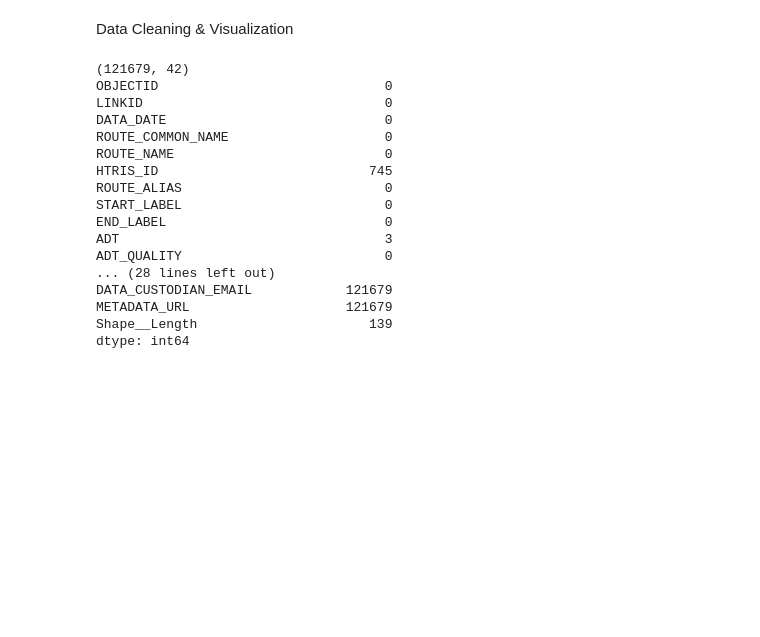
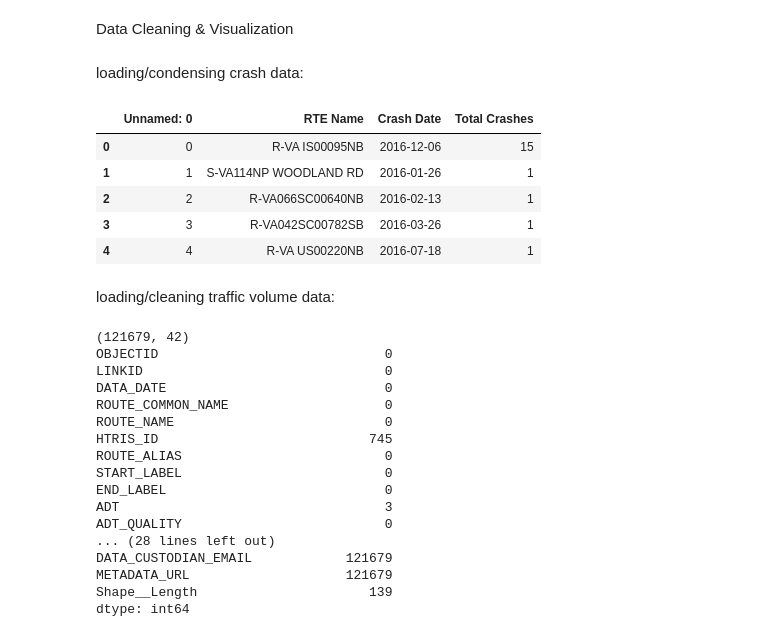
Before and after one commit to helen-yao/ML4VA, a Jupyter notebook: ML4VA/ml4va.ipynb, the cells around one changed output. Drawn from its saved outputs; the diff is of its cells as text; code cells hidden in the pictures; blank space fills up the shorter version.

```diff
--- a/ML4VA/ml4va.ipynb
+++ b/ML4VA/ml4va.ipynb
@@ -15,6 +15,47 @@ please provide us feedback at https://github.com/pandas-dev/pandas/issues/54466
   import pandas as pd
 # %% [markdown]
 Data Cleaning & Visualization
+# %% [markdown]
+loading/condensing crash data:
+# %%
+import datetime
+try:
+    crash_data = pd.read_csv('./crash_data.csv', sep='\t')
+except:
+
+    crash_data = pd.read_csv('./CrashData_test.csv')
+    # crash_data.head()
+
+    # crash_data.isnull().sum()
+
+    crash_data = crash_data[['RTE Name','Crash Date']]
+
+    # print(crash_data)
+
+    crash_data['Crash Date'] = pd.to_datetime(crash_data['Crash Date'].str.split(' ', expand=True)[0], format='%m/%d/%Y')
+
+
+    duplicate = crash_data.pivot_table(index = ['RTE Name', 'Crash Date'], aggfunc ='size')
+
+    crash_data['Total Crashes'] = crash_data.set_index(['RTE Name', 'Crash Date']).index.map(duplicate)
+
+    crash_data = crash_data.drop_duplicates()
+    print(crash_data)
+
+    # f = open("crash_data.csv", "a")
+    crash_data.to_csv("crash_data.csv", sep='\t', encoding='utf-8')
+    # f.close()
+# %%
+crash_data.head()
+# %% [output]
+|  | Unnamed: 0 | RTE Name | Crash Date | Total Crashes |
+| 0 | 0 | R-VA IS00095NB | 2016-12-06 | 15 |
+| 1 | 1 | S-VA114NP WOODLAND RD | 2016-01-26 | 1 |
+| 2 | 2 | R-VA066SC00640NB | 2016-02-13 | 1 |
+| 3 | 3 | R-VA042SC00782SB | 2016-03-26 | 1 |
+| 4 | 4 | R-VA US00220NB | 2016-07-18 | 1 |
+# %% [markdown]
+loading/cleaning traffic volume data:
 # %%
 # load data
 
```
Also changed, not shown: parts of 25 cells of this notebook.
